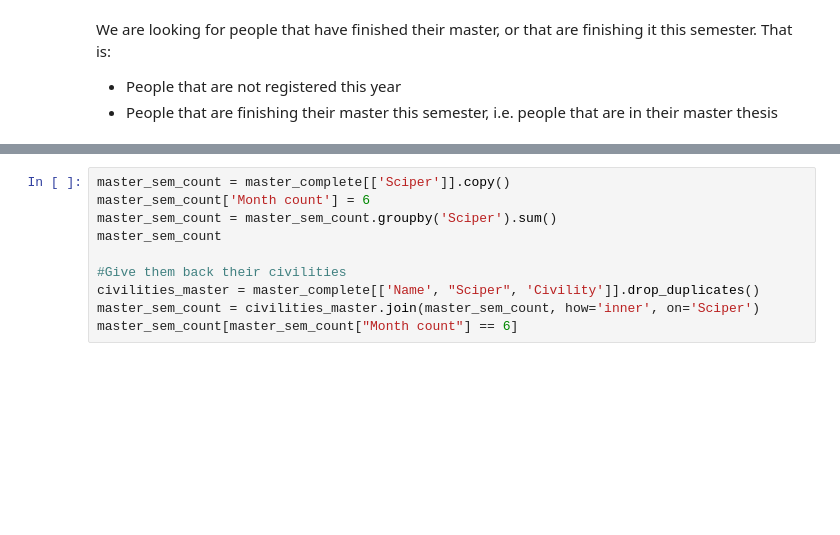
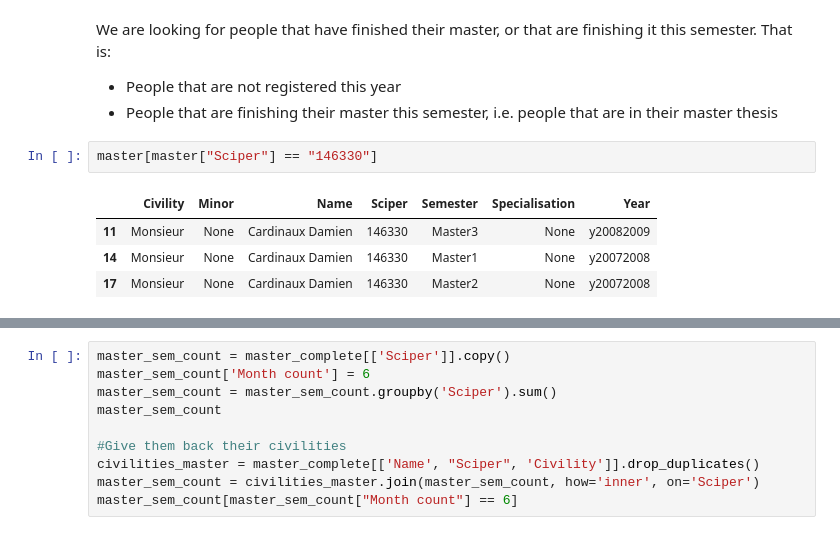
Before and after one commit to bojbilla/AdaHomeworks, a Jupyter notebook: 02 - Data from the Web/HW2.ipynb, the cells around one changed output, grey strips where cells are left out. Cells and saved outputs as stored; diff of their text form; blank space fills up the shorter version.

```diff
--- a/02 - Data from the Web/HW2.ipynb
+++ b/02 - Data from the Web/HW2.ipynb
@@ -237,3 +274,10 @@ master
 We are looking for people that have finished their master, or that are finishing it this semester. That is:
 * People that are not registered this year
 * People that are finishing their master this semester, i.e. people that are in their master thesis
+# %%
+master[master["Sciper"] == "146330"]
+# %% [output]
+|  | Civility | Minor | Name | Sciper | Semester | Specialisation | Year |
+| 11 | Monsieur | None | Cardinaux Damien | 146330 | Master3 | None | y20082009 |
+| 14 | Monsieur | None | Cardinaux Damien | 146330 | Master1 | None | y20072008 |
+| 17 | Monsieur | None | Cardinaux Damien | 146330 | Master2 | None | y20072008 |
```
Also changed, not shown: parts of 6 cells of this notebook.
